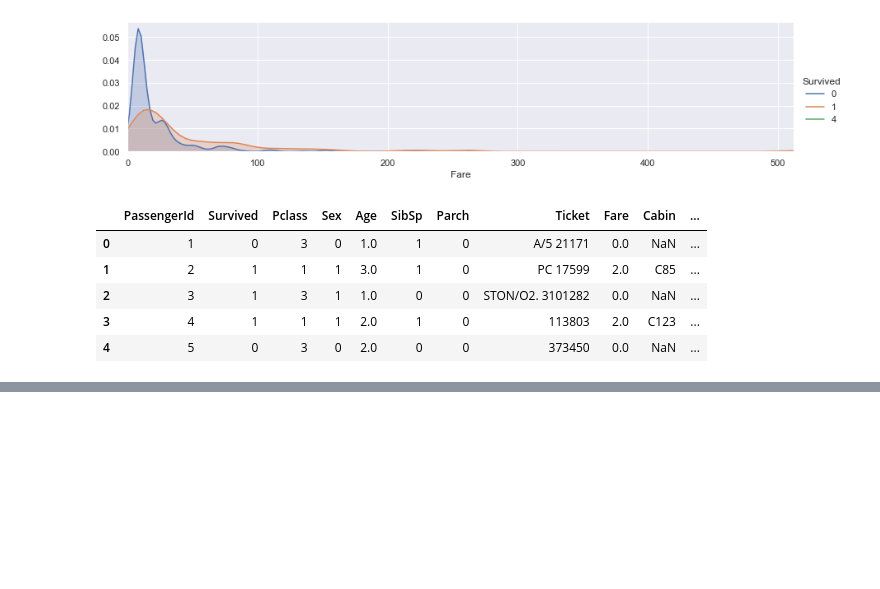
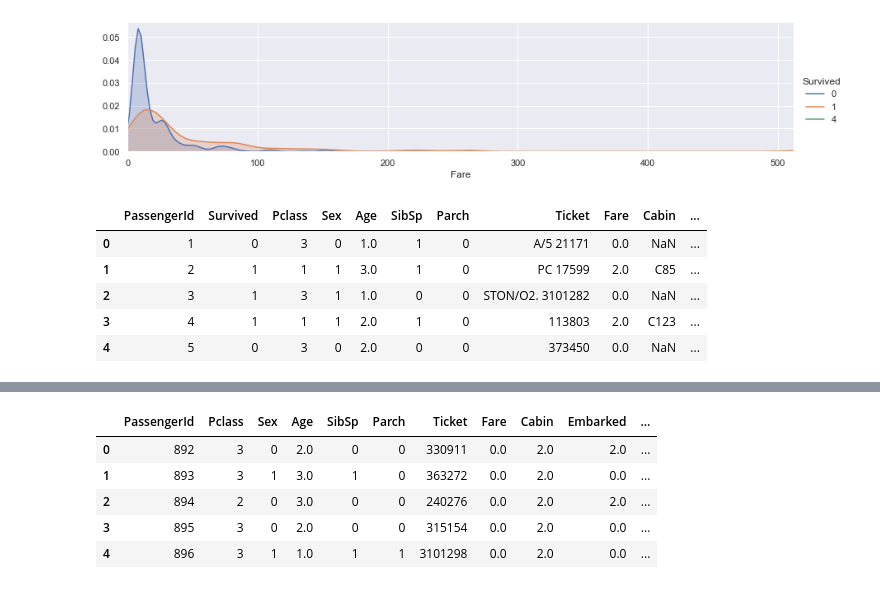
Before and after one commit to theishantha/Titanic---Kaggle-Machine-Learning-Competition, a Jupyter notebook: Titanic Disaster - Kaggle Machine Learning Competition.ipynb, the cells around one changed output, grey strips where cells are left out. Saved outputs shown, nothing was run; the diff lists cells and outputs as text; code cells hidden in the pictures; blank space fills up the shorter version.

```diff
--- a/Titanic Disaster - Kaggle Machine Learning Competition.ipynb
+++ b/Titanic Disaster - Kaggle Machine Learning Competition.ipynb
@@ -504,0 +543,9 @@ train.head()
+# %%
+test.head()
+# %% [output]
+|  | PassengerId | Pclass | Sex | Age | SibSp | Parch | Ticket | Fare | Cabin | Embarked | ... |
+| 0 | 892 | 3 | 0 | 2.0 | 0 | 0 | 330911 | 0.0 | 2.0 | 2.0 | ... |
+| 1 | 893 | 3 | 1 | 3.0 | 1 | 0 | 363272 | 0.0 | 2.0 | 0.0 | ... |
+| 2 | 894 | 2 | 0 | 3.0 | 0 | 0 | 240276 | 0.0 | 2.0 | 2.0 | ... |
+| 3 | 895 | 3 | 0 | 2.0 | 0 | 0 | 315154 | 0.0 | 2.0 | 0.0 | ... |
+| 4 | 896 | 3 | 1 | 1.0 | 1 | 1 | 3101298 | 0.0 | 2.0 | 0.0 | ... |
```
Also changed, not shown: parts of 9 cells of this notebook.
